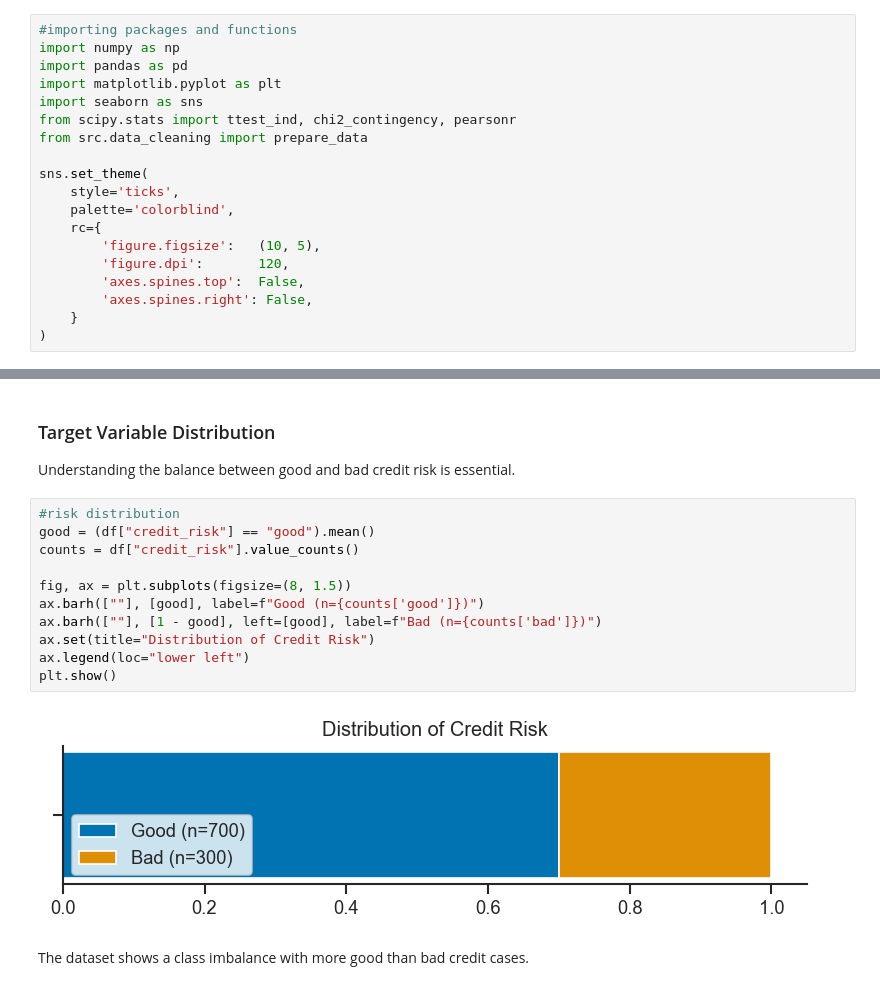
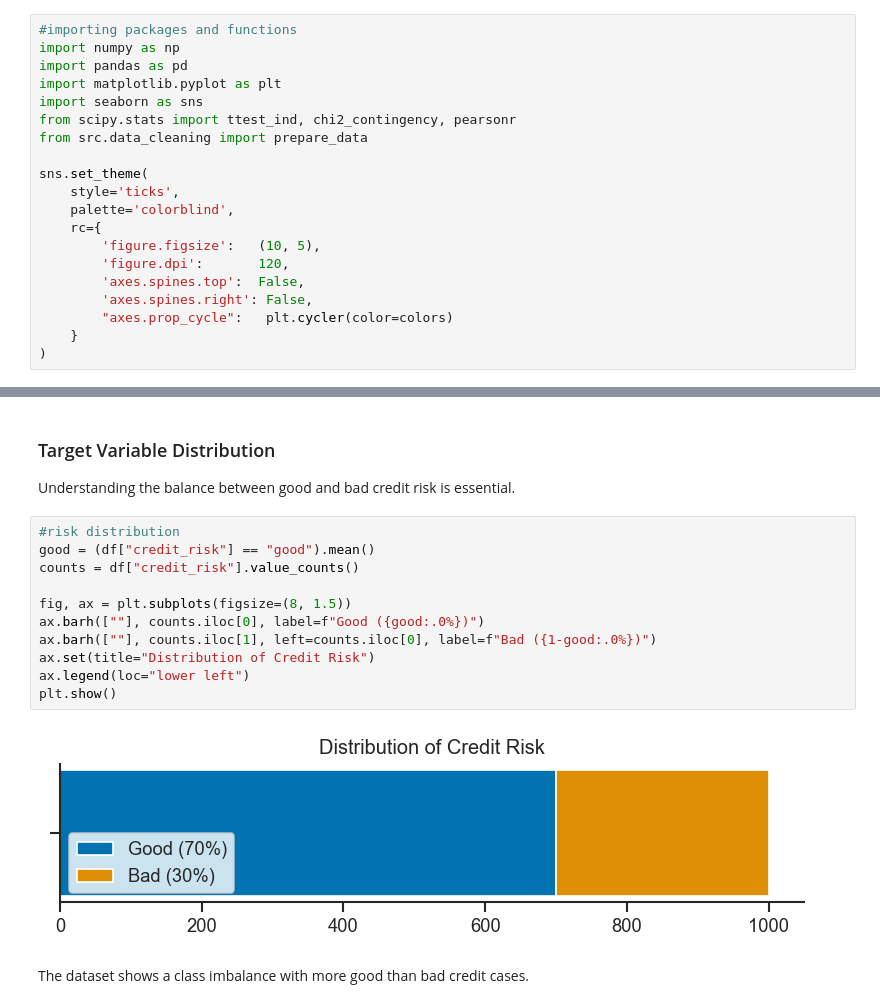
Before and after one commit to alexwill314/german_credit_eda, a Jupyter notebook: notebooks/German_Credit_Data_Analysis.ipynb, the cells around one changed output, grey strips where cells are left out. Drawn from its saved outputs; the diff is of its cells as text.

Commit message:
changed plot of credit risk distribution

```diff
--- a/notebooks/German_Credit_Data_Analysis.ipynb
+++ b/notebooks/German_Credit_Data_Analysis.ipynb
@@ -23,6 +23,7 @@ sns.set_theme(
         'figure.dpi':       120,
         'axes.spines.top':  False,
         'axes.spines.right': False,
+        "axes.prop_cycle":   plt.cycler(color=colors)
     }
 )
 # %%
@@ -197,16 +198,16 @@ Understanding the balance between good and bad credit risk is essential.
 # %%
 #risk distribution
 good = (df["credit_risk"] == "good").mean()
 counts = df["credit_risk"].value_counts()
 
 fig, ax = plt.subplots(figsize=(8, 1.5))
-ax.barh([""], [good], label=f"Good (n={counts['good']})")
-ax.barh([""], [1 - good], left=[good], label=f"Bad (n={counts['bad']})")
+ax.barh([""], counts.iloc[0], label=f"Good ({good:.0%})")
+ax.barh([""], counts.iloc[1], left=counts.iloc[0], label=f"Bad ({1-good:.0%})")
 ax.set(title="Distribution of Credit Risk")
 ax.legend(loc="lower left")
 plt.show()
 # %% [output]
-[figure, old version]
+[figure, new version]
 # %% [markdown]
 The dataset shows a class imbalance with more good than bad credit cases.
 # %% [markdown]
```
